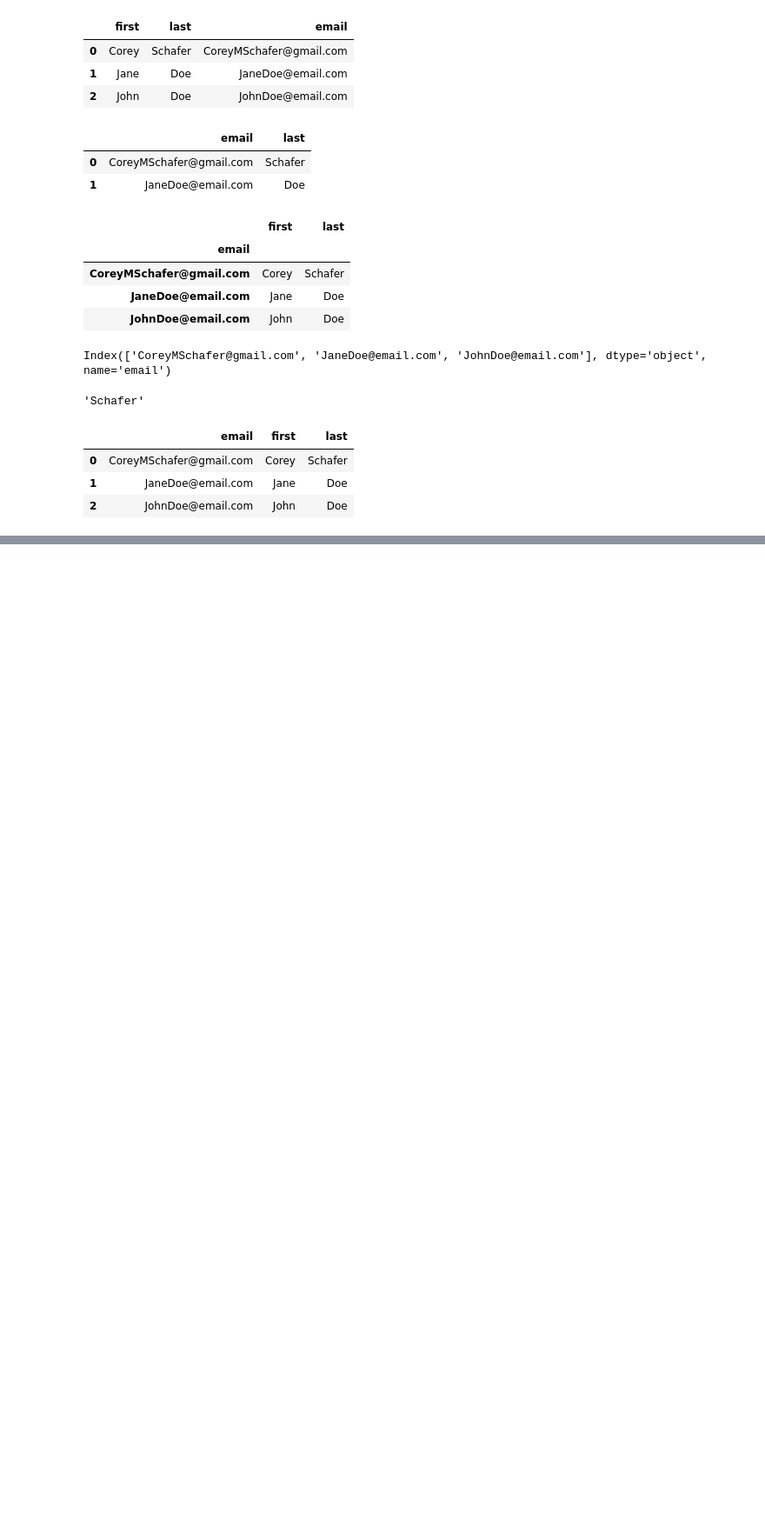
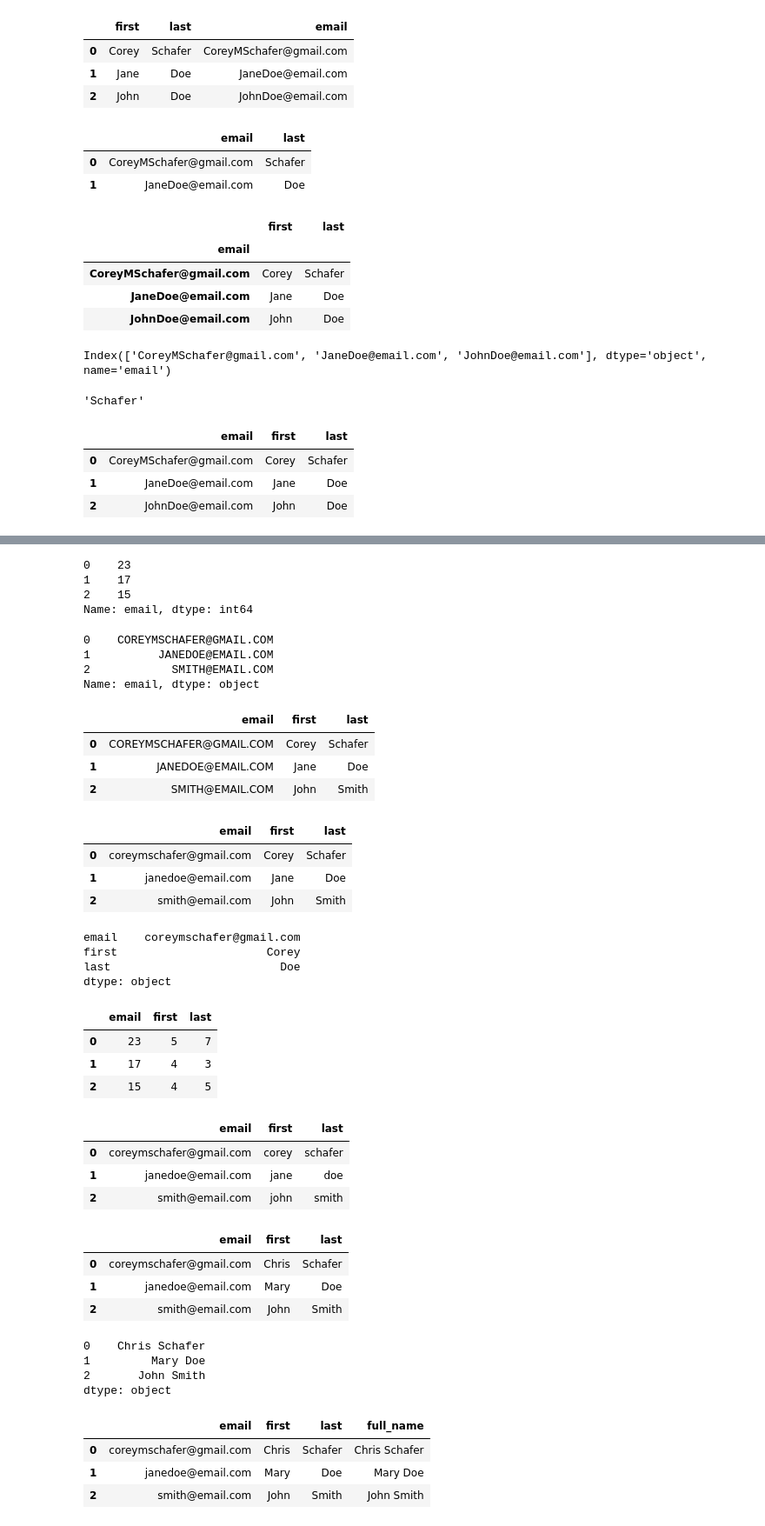
Before and after one commit to aleksmn/PandasDemo, a Jupyter notebook: Snippets.ipynb, the cells around one changed output, grey strips where cells are left out. Shown: that part at 87% size. Drawn from its saved outputs; the diff is of its cells as text; code cells hidden in the pictures; blank space fills up the shorter version.

```diff
--- a/Snippets.ipynb
+++ b/Snippets.ipynb
@@ -113,0 +177,7 @@ df
+# %%
+df['email'].apply(len)
+# %% [output]
+0    23
+1    17
+2    15
+Name: email, dtype: int64
@@ -113,0 +187,69 @@ df
+# %%
+df['email'].apply(update_email)
+# %% [output]
+0    COREYMSCHAFER@GMAIL.COM
+1          JANEDOE@EMAIL.COM
+2            SMITH@EMAIL.COM
+Name: email, dtype: object
+# %%
+df['email'] = df['email'].apply(update_email)
+df
+# %% [output]
+|  | email | first | last |
+| 0 | COREYMSCHAFER@GMAIL.COM | Corey | Schafer |
+| 1 | JANEDOE@EMAIL.COM | Jane | Doe |
+| 2 | SMITH@EMAIL.COM | John | Smith |
+# %%
+df['email'] = df['email'].apply(lambda x: x.lower())
+df
+# %% [output]
+|  | email | first | last |
+| 0 | coreymschafer@gmail.com | Corey | Schafer |
+| 1 | janedoe@email.com | Jane | Doe |
+| 2 | smith@email.com | John | Smith |
+# %%
+df.apply(pd.Series.min)
+# %% [output]
+email    coreymschafer@gmail.com
+first                      Corey
+last                         Doe
+dtype: object
+# %%
+df.applymap(len)
+# %% [output]
+|  | email | first | last |
+| 0 | 23 | 5 | 7 |
+| 1 | 17 | 4 | 3 |
+| 2 | 15 | 4 | 5 |
+# %%
+df.applymap(str.lower)
+# %% [output]
+|  | email | first | last |
+| 0 | coreymschafer@gmail.com | corey | schafer |
+| 1 | janedoe@email.com | jane | doe |
+| 2 | smith@email.com | john | smith |
+# %%
+df['first'] = df['first'].replace({'Corey': 'Chris', 'Jane': 'Mary'})
+# %%
+df
+# %% [output]
+|  | email | first | last |
+| 0 | coreymschafer@gmail.com | Chris | Schafer |
+| 1 | janedoe@email.com | Mary | Doe |
+| 2 | smith@email.com | John | Smith |
+# %%
+df['first'] + ' ' + df['last']
+# %% [output]
+0    Chris Schafer
+1         Mary Doe
+2       John Smith
+dtype: object
+# %%
+df['full_name'] = df['first'] + ' ' + df['last']
+# %%
+df
+# %% [output]
+|  | email | first | last | full_name |
+| 0 | coreymschafer@gmail.com | Chris | Schafer | Chris Schafer |
+| 1 | janedoe@email.com | Mary | Doe | Mary Doe |
+| 2 | smith@email.com | John | Smith | John Smith |
```
Also changed, not shown: parts of 16 cells of this notebook, 2 other files.
